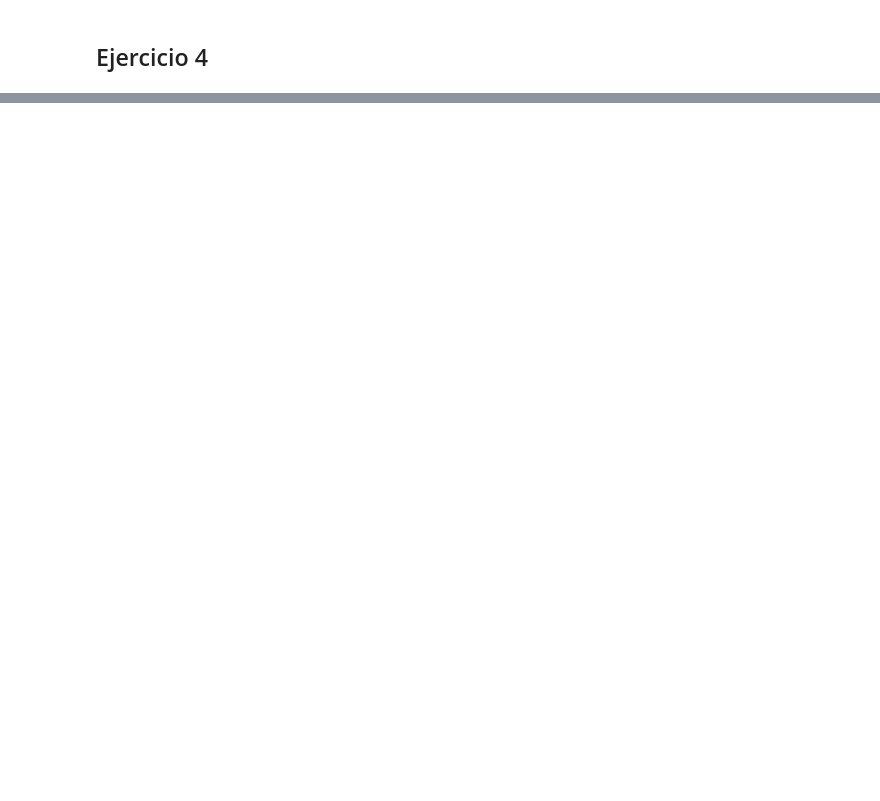
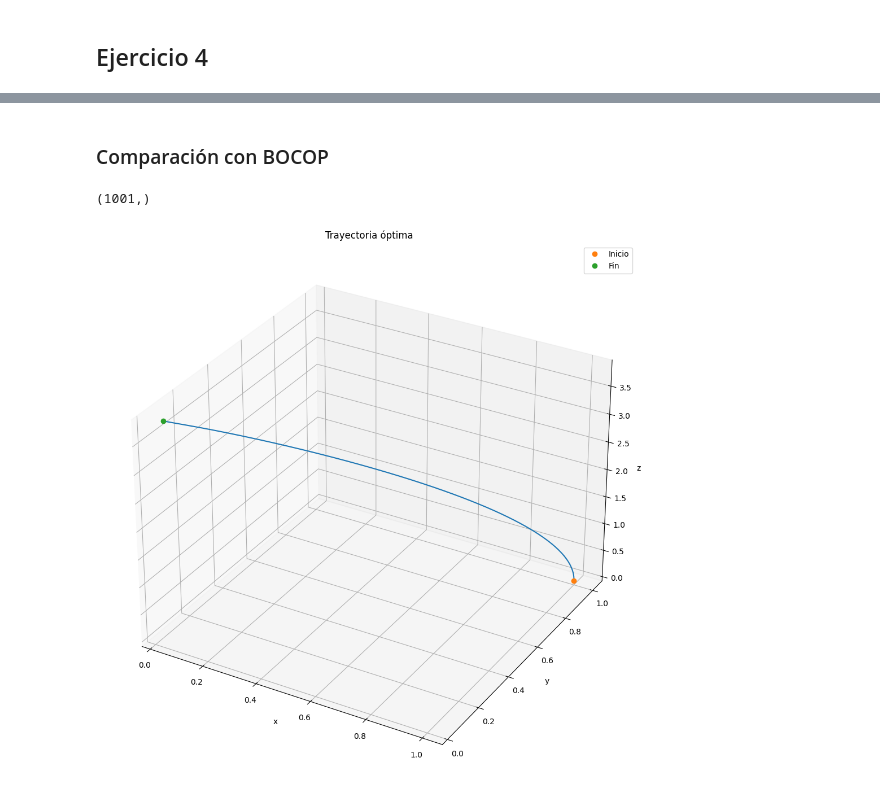
Before and after one commit to Miguel-Escobar/Intro-al-Control-Optimo, a Jupyter notebook: Lab 4/Lab_4.ipynb, the cells around one changed output, grey strips where cells are left out. Cells and saved outputs as stored; diff of their text form; code cells hidden in the pictures; blank space fills up the shorter version.

Commit message:
BOCOP agregado

```diff
--- a/Lab 4/Lab_4.ipynb
+++ b/Lab 4/Lab_4.ipynb
@@ -213 +243,32 @@ plt.show()
 [figure]
+# %% [markdown]
+### Comparación con BOCOP
+# %%
+# Cargamos los datos exportados de BOCOP:
+
+bocop_times = np.loadtxt('Bocop_export/discretization_times.export')
+bocop_x = np.loadtxt('Bocop_export/x_position.export')
+bocop_y = np.loadtxt('Bocop_export/y_position.export')
+bocop_z = np.loadtxt('Bocop_export/z_position.export')
+bocop_u = np.loadtxt('Bocop_export/u.export')
+bocop_v = np.loadtxt('Bocop_export/v.export')
+final_vx = np.loadtxt('Bocop_export/x_speed.export')[-1]
+final_vy = np.loadtxt('Bocop_export/y_speed.export')[-1]
+
+print(bocop_x.shape)
+# Ploteamos la trayectoria que nos entrega:
+fig = plt.figure(figsize=(10, 10))
+ax = fig.add_subplot(projection='3d')
+ax.plot(bocop_x, bocop_y, bocop_z)
+ax.plot(bocop_x[0], bocop_y[0], bocop_z[0], 'o', label='Inicio')
+ax.plot(bocop_x[-1], bocop_y[-1], bocop_z[-1], 'o', label='Fin')
+ax.set_xlabel('x')
+ax.set_ylabel('y')
+ax.set_zlabel('z')
+ax.set_title('Trayectoria óptima')
+ax.legend()
+fig.tight_layout()
+plt.show()
+# %% [output]
+(1001,)
+[figure, added]
```
Also changed, not shown: parts of 5 cells of this notebook, 22 other files.
